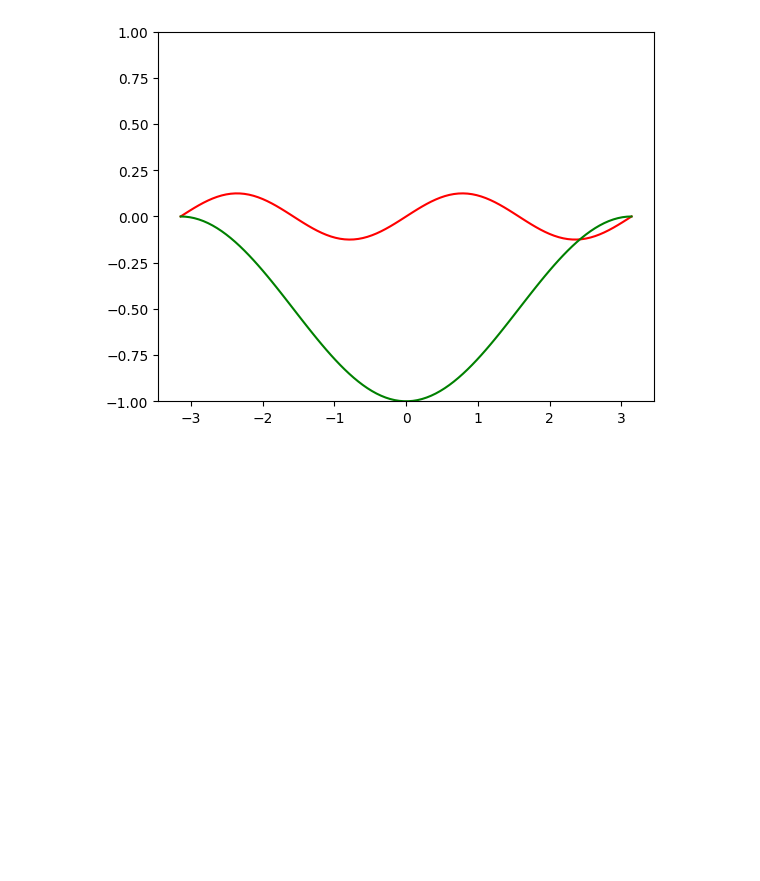
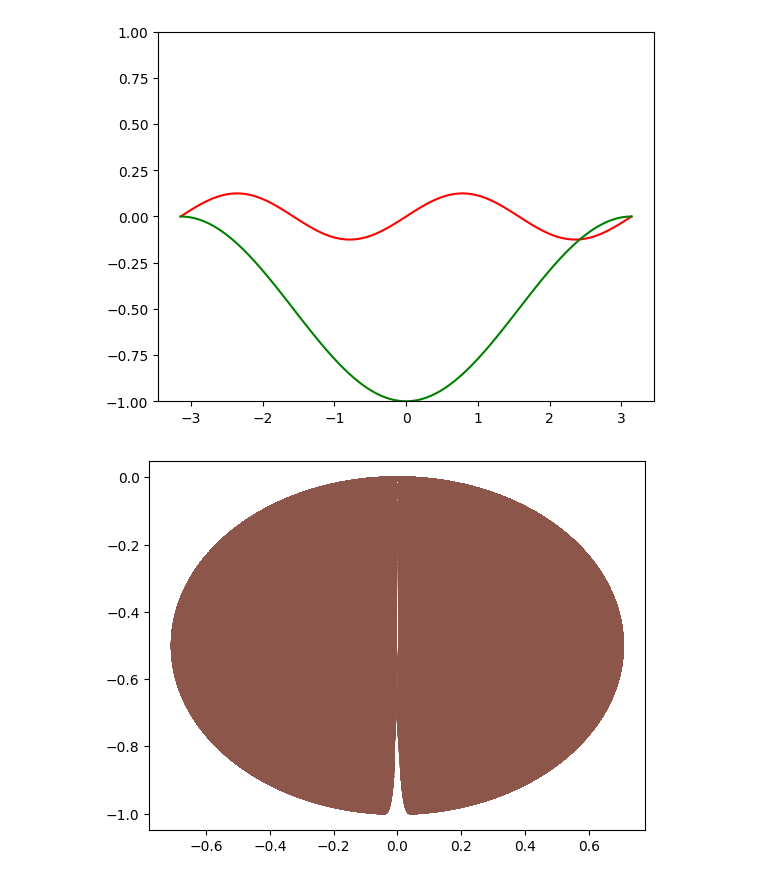
Before and after one commit to vathzen/qmsc-python-project, a Jupyter notebook: Project.ipynb, the cells around one changed output. Drawn from its saved outputs; the diff is of its cells as text; code cells hidden in the pictures; blank space fills up the shorter version.

```diff
--- a/Project.ipynb
+++ b/Project.ipynb
@@ -61,3 +62,24 @@ plt.plot(*zip(*sorted(lambd.items())),'g')
 plt.show()
 # %% [output]
 [figure]
+# %%
+eta = [1, 0.8, 0.6, 0.4, 0.2, 0]
+alpha = np.linspace(-100,100,1000)
+gamma = np.linspace(0.01,10,100)
+lambdas = np.linspace(0.0,1,10)
+
+x = []
+z = []
+
+for n in eta:
+    for a in alpha:
+        for g in gamma:
+            for l in lambdas:
+                D = (g**2) * (n**2) + 6*(g**1.5)*(n**2)*l + 2*g*n*(3+4*n)*l**2 + 16*sqrt(g)*n*(l**3) + 8*((a**2) * (n**2) + (l**4))
+                x.append( (-4*a*(n**2)*(g+2*sqrt(g)*l))/D )
+                z.append( (-sqrt(g)*n*(sqrt(g) + 2*l)*(g*n +4*sqrt(g)*n*l + 4*l*l))/D )
+
+    plt.plot(x,z)
+plt.show()
+# %% [output]
+[figure, added]
```
Also changed, not shown: parts of 2 cells of this notebook.
